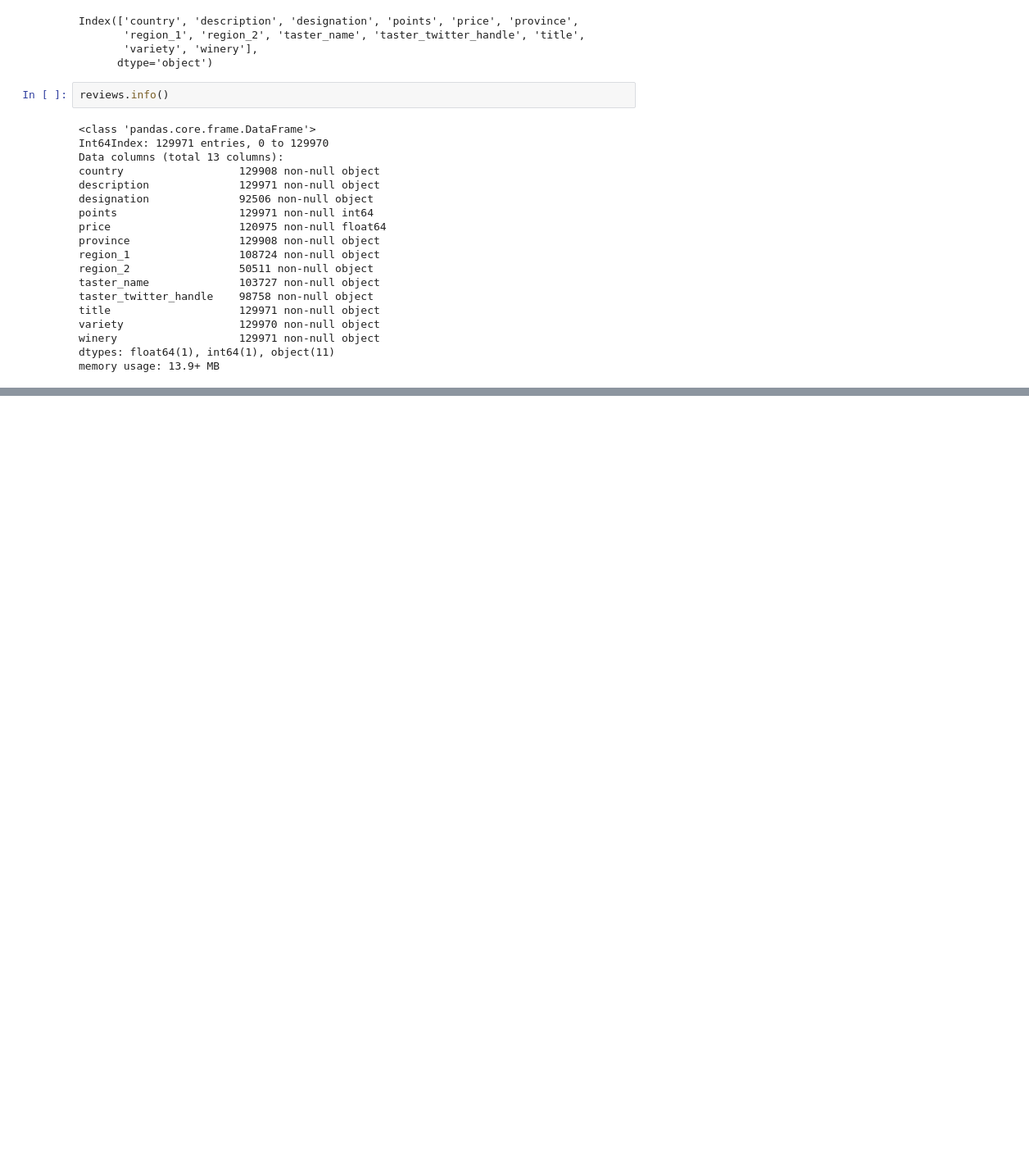
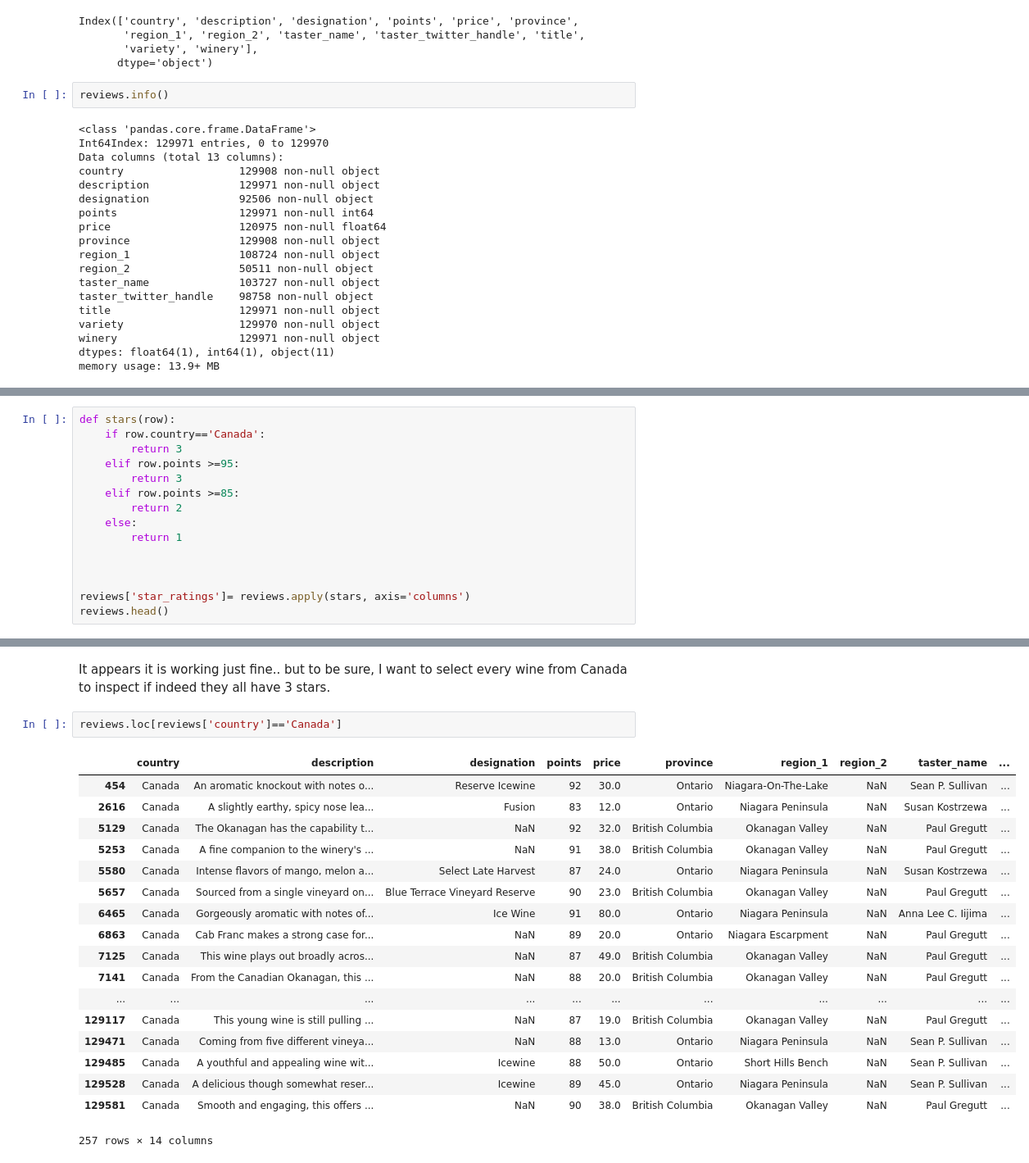
Before and after one commit to jimaid/tutorial, a Jupyter notebook: Pandas tutorials.ipynb, the cells around one changed output, grey strips where cells are left out. Shown: that part at 82% size. Saved outputs shown, nothing was run; the diff lists cells and outputs as text; blank space fills up the shorter version.

```diff
--- a/Pandas tutorials.ipynb
+++ b/Pandas tutorials.ipynb
@@ -320,0 +418,15 @@ memory usage: 13.9+ MB
+# %%
+def stars(row):
+    if row.country=='Canada':
+        return 3
+    elif row.points >=95:
+        return 3
+    elif row.points >=85:
+        return 2
+    else:
+        return 1
+
+
+
+reviews['star_ratings']= reviews.apply(stars, axis='columns')
+reviews.head()
@@ -320,0 +456,23 @@ memory usage: 13.9+ MB
+# %% [markdown]
+It appears it is working just fine.. but to be sure, I want to select every wine from Canada to inspect if indeed they all have 3 stars.
+# %%
+reviews.loc[reviews['country']=='Canada']
+# %% [output]
+|  | country | description | designation | points | price | province | region_1 | region_2 | taster_name | ... |
+| 454 | Canada | An aromatic knockout with notes o... | Reserve Icewine | 92 | 30.0 | Ontario | Niagara-On-The-Lake | NaN | Sean P. Sullivan | ... |
+| 2616 | Canada | A slightly earthy, spicy nose lea... | Fusion | 83 | 12.0 | Ontario | Niagara Peninsula | NaN | Susan Kostrzewa | ... |
+| 5129 | Canada | The Okanagan has the capability t... | NaN | 92 | 32.0 | British Columbia | Okanagan Valley | NaN | Paul Gregutt | ... |
+| 5253 | Canada | A fine companion to the winery's ... | NaN | 91 | 38.0 | British Columbia | Okanagan Valley | NaN | Paul Gregutt | ... |
+| 5580 | Canada | Intense flavors of mango, melon a... | Select Late Harvest | 87 | 24.0 | Ontario | Niagara Peninsula | NaN | Susan Kostrzewa | ... |
+| 5657 | Canada | Sourced from a single vineyard on... | Blue Terrace Vineyard Reserve | 90 | 23.0 | British Columbia | Okanagan Valley | NaN | Paul Gregutt | ... |
+| 6465 | Canada | Gorgeously aromatic with notes of... | Ice Wine | 91 | 80.0 | Ontario | Niagara Peninsula | NaN | Anna Lee C. Iijima | ... |
+| 6863 | Canada | Cab Franc makes a strong case for... | NaN | 89 | 20.0 | Ontario | Niagara Escarpment | NaN | Paul Gregutt | ... |
+| 7125 | Canada | This wine plays out broadly acros... | NaN | 87 | 49.0 | British Columbia | Okanagan Valley | NaN | Paul Gregutt | ... |
+| 7141 | Canada | From the Canadian Okanagan, this ... | NaN | 88 | 20.0 | British Columbia | Okanagan Valley | NaN | Paul Gregutt | ... |
+| ... | ... | ... | ... | ... | ... | ... | ... | ... | ... | ... |
+| 129117 | Canada | This young wine is still pulling ... | NaN | 87 | 19.0 | British Columbia | Okanagan Valley | NaN | Paul Gregutt | ... |
+| 129471 | Canada | Coming from five different vineya... | NaN | 88 | 13.0 | Ontario | Niagara Peninsula | NaN | Sean P. Sullivan | ... |
+| 129485 | Canada | A youthful and appealing wine wit... | Icewine | 88 | 50.0 | Ontario | Short Hills Bench | NaN | Sean P. Sullivan | ... |
+| 129528 | Canada | A delicious though somewhat reser... | Icewine | 89 | 45.0 | Ontario | Niagara Peninsula | NaN | Sean P. Sullivan | ... |
+| 129581 | Canada | Smooth and engaging, this offers ... | NaN | 90 | 38.0 | British Columbia | Okanagan Valley | NaN | Paul Gregutt | ... |
+257 rows × 14 columns
```
Also changed, not shown: parts of 20 cells of this notebook.
